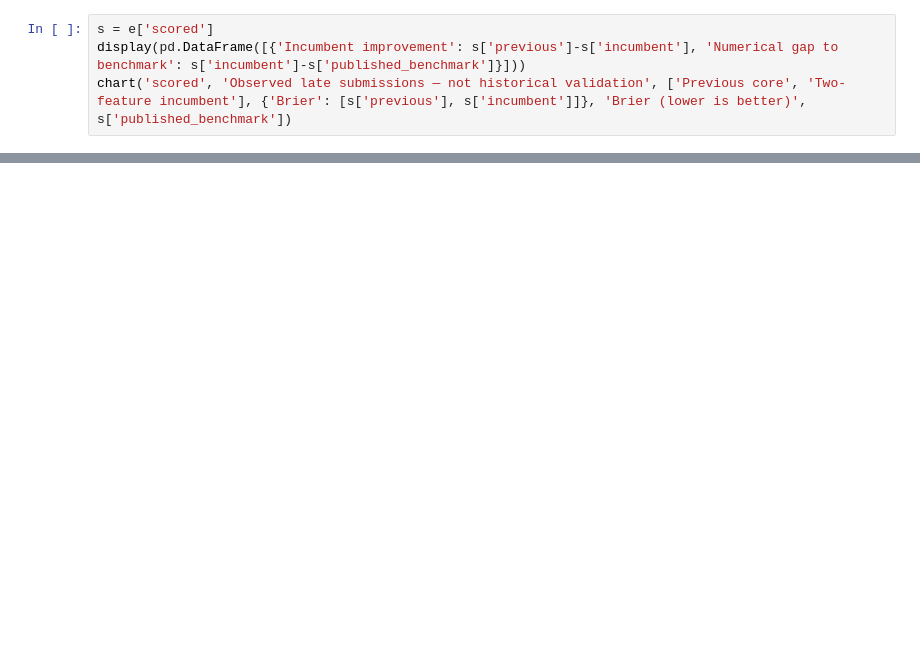
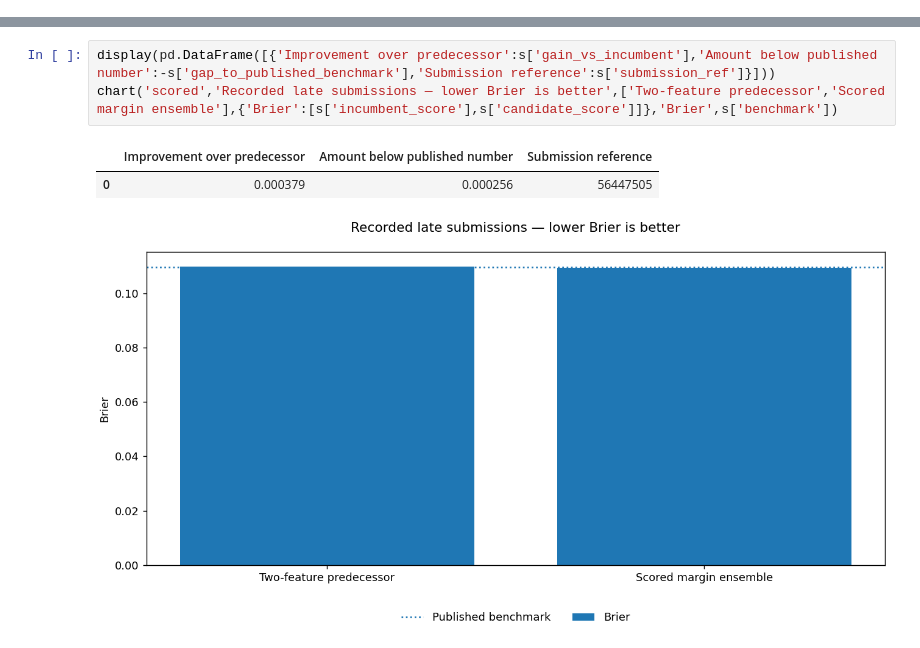
Before and after one commit to alvaromendizabal/march-machine-learning-mania-2026, a Jupyter notebook: portfolio/current_research.ipynb, the cells around one changed output, grey strips where cells are left out. Saved outputs shown, nothing was run; the diff lists cells and outputs as text; blank space fills up the shorter version.

Commit message:
Execute scored research case study with women transfer evidence

```diff
--- a/portfolio/current_research.ipynb
+++ b/portfolio/current_research.ipynb
@@ -27,4 +0,0 @@ The two-feature men’s incumbent achieved **0.1098691** in a late submission. T
-# %%
-s = e['scored']
-display(pd.DataFrame([{'Incumbent improvement': s['previous']-s['incumbent'], 'Numerical gap to benchmark': s['incumbent']-s['published_benchmark']}]))
-chart('scored', 'Observed late submissions — not historical validation', ['Previous core', 'Two-feature incumbent'], {'Brier': [s['previous'], s['incumbent']]}, 'Brier (lower is better)', s['published_benchmark'])
@@ -127,0 +25,7 @@ REPORT_COMPLETE — aggregate evidence only; no training or submission
+# %%
+display(pd.DataFrame([{'Improvement over predecessor':s['gain_vs_incumbent'],'Amount below published number':-s['gap_to_published_benchmark'],'Submission reference':s['submission_ref']}]))
+chart('scored','Recorded late submissions — lower Brier is better',['Two-feature predecessor','Scored margin ensemble'],{'Brier':[s['incumbent_score'],s['candidate_score']]},'Brier',s['benchmark'])
+# %% [output]
+|  | Improvement over predecessor | Amount below published number | Submission reference |
+| 0 | 0.000379 | 0.000256 | 56447505 |
+[figure, added]
```
Also changed, not shown: parts of 36 cells of this notebook, 9 other files.
